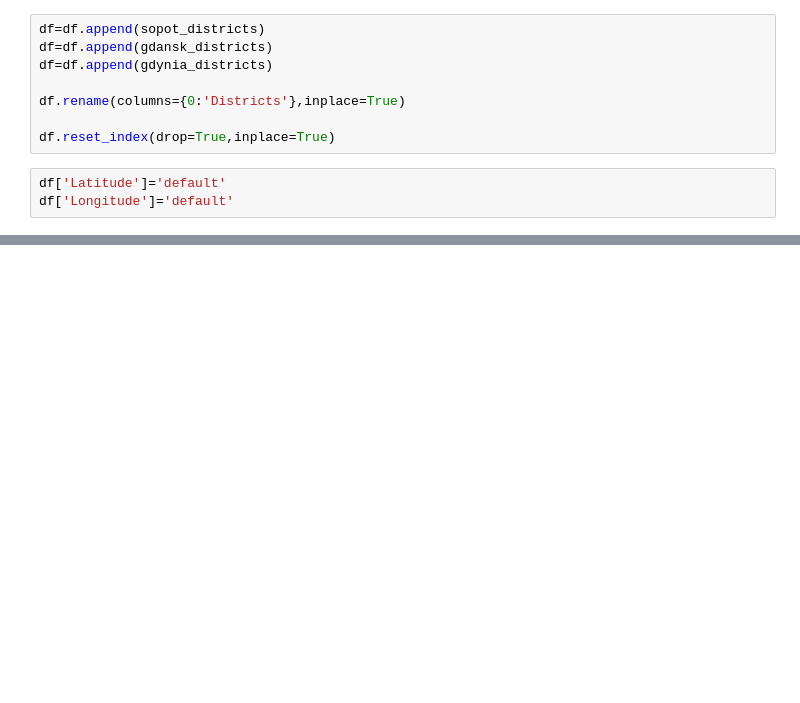
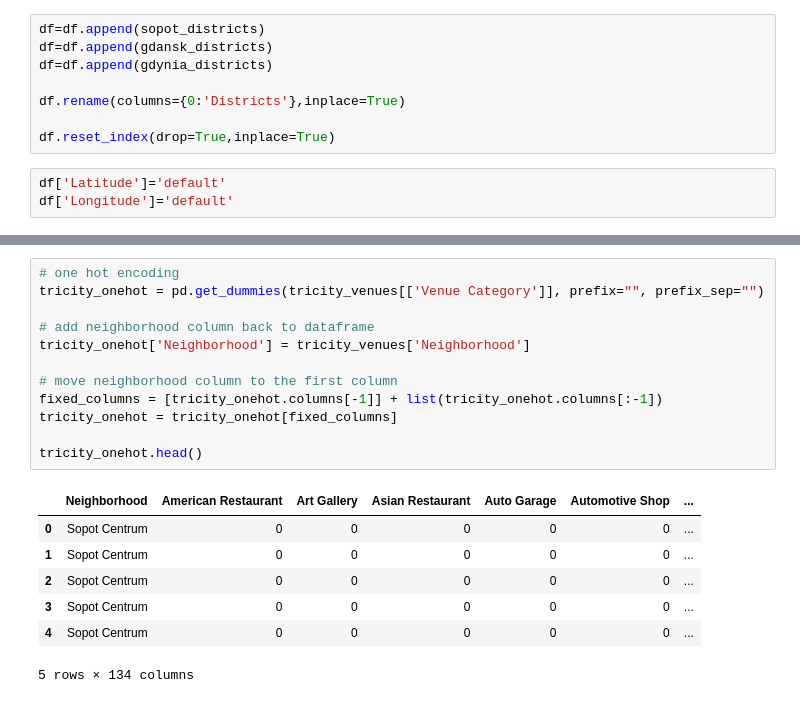
Before and after one commit to mzainuddin51/Coursera_Capstone, a Jupyter notebook: capstone.ipynb, the cells around one changed output, grey strips where cells are left out. Drawn from its saved outputs; the diff is of its cells as text; blank space fills up the shorter version.

```diff
--- a/capstone.ipynb
+++ b/capstone.ipynb
@@ -102,0 +210,20 @@ Download CSV file
+# %%
+# one hot encoding
+tricity_onehot = pd.get_dummies(tricity_venues[['Venue Category']], prefix="", prefix_sep="")
+
+# add neighborhood column back to dataframe
+tricity_onehot['Neighborhood'] = tricity_venues['Neighborhood']
+
+# move neighborhood column to the first column
+fixed_columns = [tricity_onehot.columns[-1]] + list(tricity_onehot.columns[:-1])
+tricity_onehot = tricity_onehot[fixed_columns]
+
+tricity_onehot.head()
+# %% [output]
+|  | Neighborhood | American Restaurant | Art Gallery | Asian Restaurant | Auto Garage | Automotive Shop | ... |
+| 0 | Sopot Centrum | 0 | 0 | 0 | 0 | 0 | ... |
+| 1 | Sopot Centrum | 0 | 0 | 0 | 0 | 0 | ... |
+| 2 | Sopot Centrum | 0 | 0 | 0 | 0 | 0 | ... |
+| 3 | Sopot Centrum | 0 | 0 | 0 | 0 | 0 | ... |
+| 4 | Sopot Centrum | 0 | 0 | 0 | 0 | 0 | ... |
+5 rows × 134 columns
```
Also changed, not shown: parts of 16 cells of this notebook.
